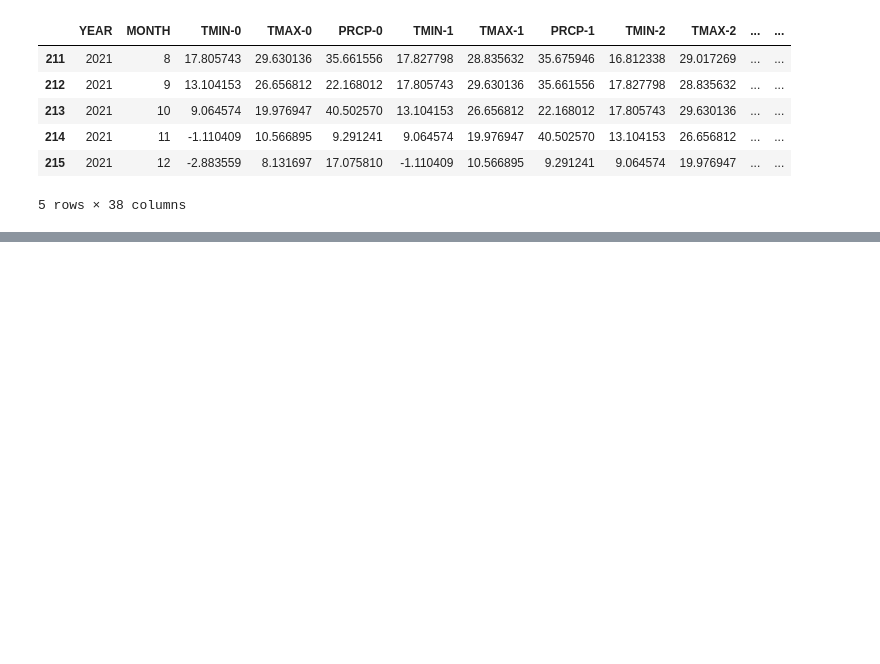
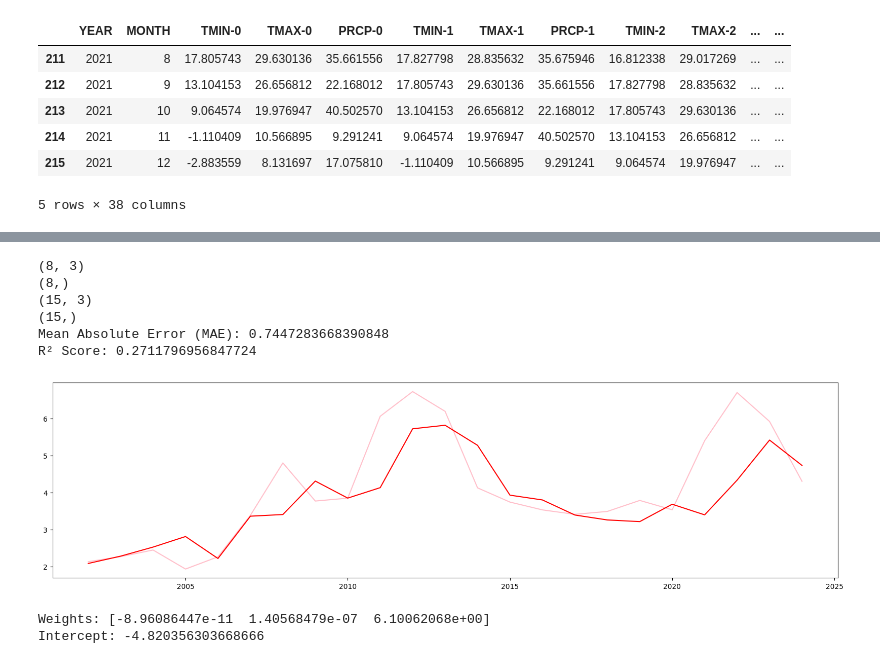
Before and after one commit to mkowa2/Data_Bandits_CS418, a Jupyter notebook: src/ml.ipynb, the cells around one changed output, grey strips where cells are left out. Saved outputs shown, nothing was run; the diff lists cells and outputs as text; code cells hidden in the pictures; blank space fills up the shorter version.

```diff
--- a/src/ml.ipynb
+++ b/src/ml.ipynb
@@ -196,0 +307,54 @@ X.tail()
+# %%
+# useless!!! because all the weight is put on the price of the previous year, getting a shifted curve
+
+
+price_old = price.copy()
+price_old = price_old.rename(columns={"PRICE": "OLD_PRICE"})
+price_old['YEAR']=price_old['YEAR']+1
+price_old['OLD_PRICE']=price_old['OLD_PRICE']/10
+price_old.head()
+features = production.merge(price_old,left_on='YEAR', right_on='YEAR', how='inner')
+output = price[price["YEAR"]>2001]
+
+split_year = 2010
+X_train = features[features["YEAR"]<split_year][["PRODUCTION","ACRES","OLD_PRICE"]]
+y_train = output[output["YEAR"]<split_year]['PRICE']
+X_test =  features[features["YEAR"]>=split_year][["PRODUCTION","ACRES","OLD_PRICE"]]
+y_test = output[output["YEAR"]>=split_year]['PRICE']
+
+print(X_train.shape)
+print(y_train.shape)
+print(X_test.shape)
+print(y_test.shape)
+
+model = LinearRegression()
+model.fit(X_train, y_train)
+y_pred = model.predict(X_test)
+
+mae = mean_absolute_error(y_test, y_pred)
+r2 = r2_score(y_test, y_pred)
+
+print("Mean Absolute Error (MAE):", mae)
+print("R² Score:", r2)
+
+date = output['YEAR']
+y_pred = model.predict(features[["PRODUCTION","ACRES","OLD_PRICE"]])
+plt.figure(figsize=(20, 5))
+plt.plot(date,output['PRICE'],color="pink")
+plt.plot(date,y_pred,color="red")
+plt.show()
+
+weights = model.coef_
+intercept = model.intercept_
+print("Weights:", weights)
+print("Intercept:", intercept)
+# %% [output]
+(8, 3)
+(8,)
+(15, 3)
+(15,)
+Mean Absolute Error (MAE): 0.7447283668390848
+R² Score: 0.2711796956847724
+[figure, added]
+Weights: [-8.96086447e-11  1.40568479e-07  6.10062068e+00]
+Intercept: -4.820356303668666
```
Also changed, not shown: parts of 4 cells of this notebook.
